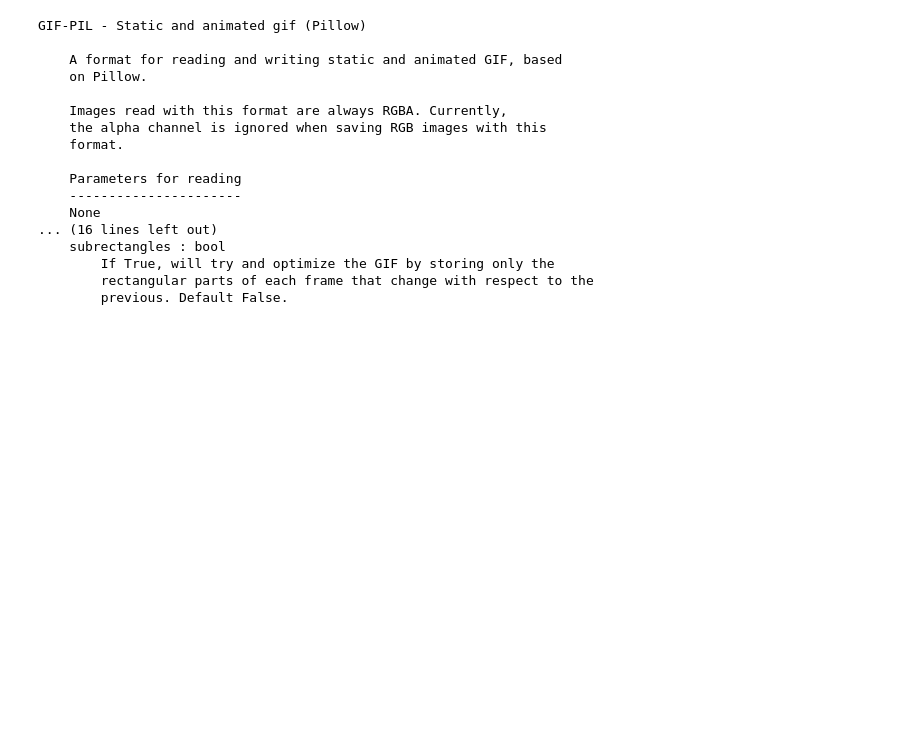
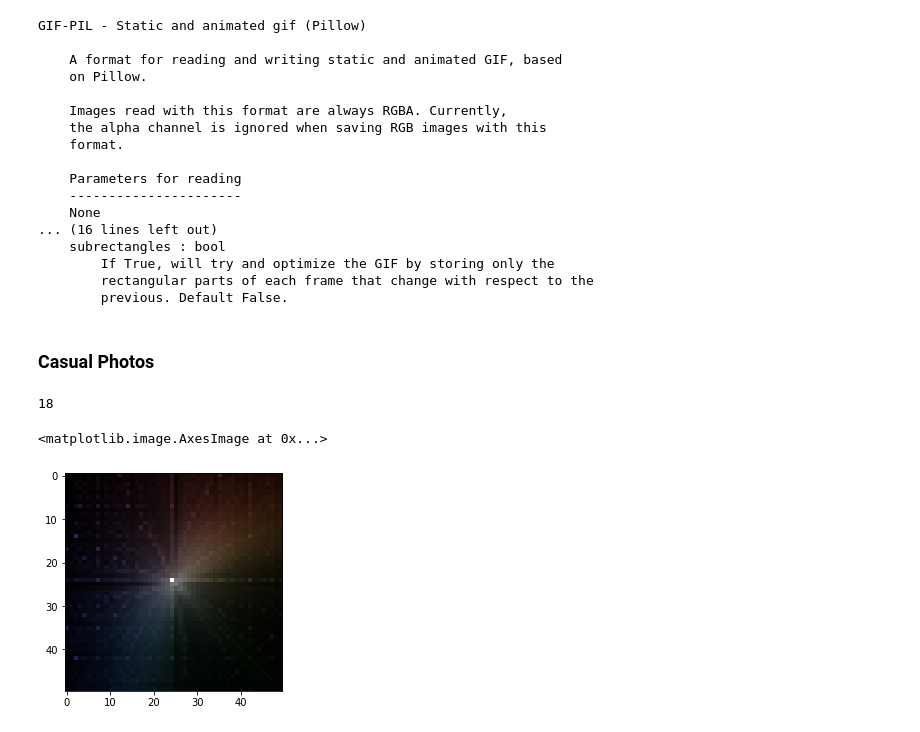
Before and after one commit to viviehn/cinematic-color, a Jupyter notebook: temporal/temporal_variation_analysis.ipynb, the cells around one changed output. Drawn from its saved outputs; the diff is of its cells as text; code cells hidden in the pictures; blank space fills up the shorter version.

Commit message:
Committing before moving to sampling less frames for temporal analysis.

```diff
--- a/temporal/temporal_variation_analysis.ipynb
+++ b/temporal/temporal_variation_analysis.ipynb
@@ -542,3 +542,23 @@ GIF-PIL - Static and animated gif (Pillow)
         If True, will try and optimize the GIF by storing only the
         rectangular parts of each frame that change with respect to the
         previous. Default False.
+# %% [markdown]
+### Casual Photos
+# %%
+stddev_hist_casual_folder = "../../data/casual/analysis/temporal_hist_std"
+stddev_hist_casual_folder = [
+    os.path.join(stddev_hist_casual_folder, f)
+    for f
+    in os.listdir(stddev_hist_casual_folder)
+    if f[-4:] == '.npy'
+]
+print(len(stddev_hist_casual_folder))
+# %% [output]
+18
+# %%
+stddev_hists_casual_mean_img = hist_dirs_to_mean_img(stddev_hist_dirs, omit_grey=False)
+# %%
+plt.imshow(stddev_hists_casual_mean_img)
+# %% [output]
+<matplotlib.image.AxesImage at 0x...>
+[figure, added]
```
Also changed, not shown: parts of 2 cells of this notebook, 2 other files.
